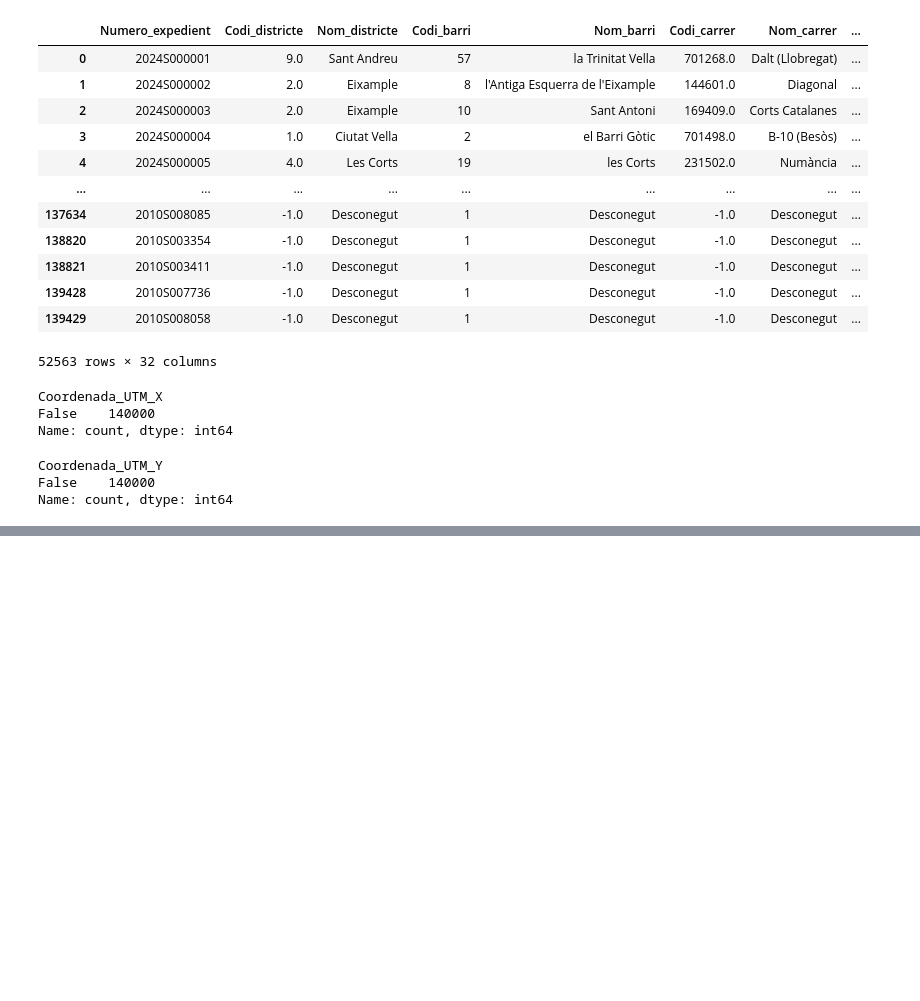
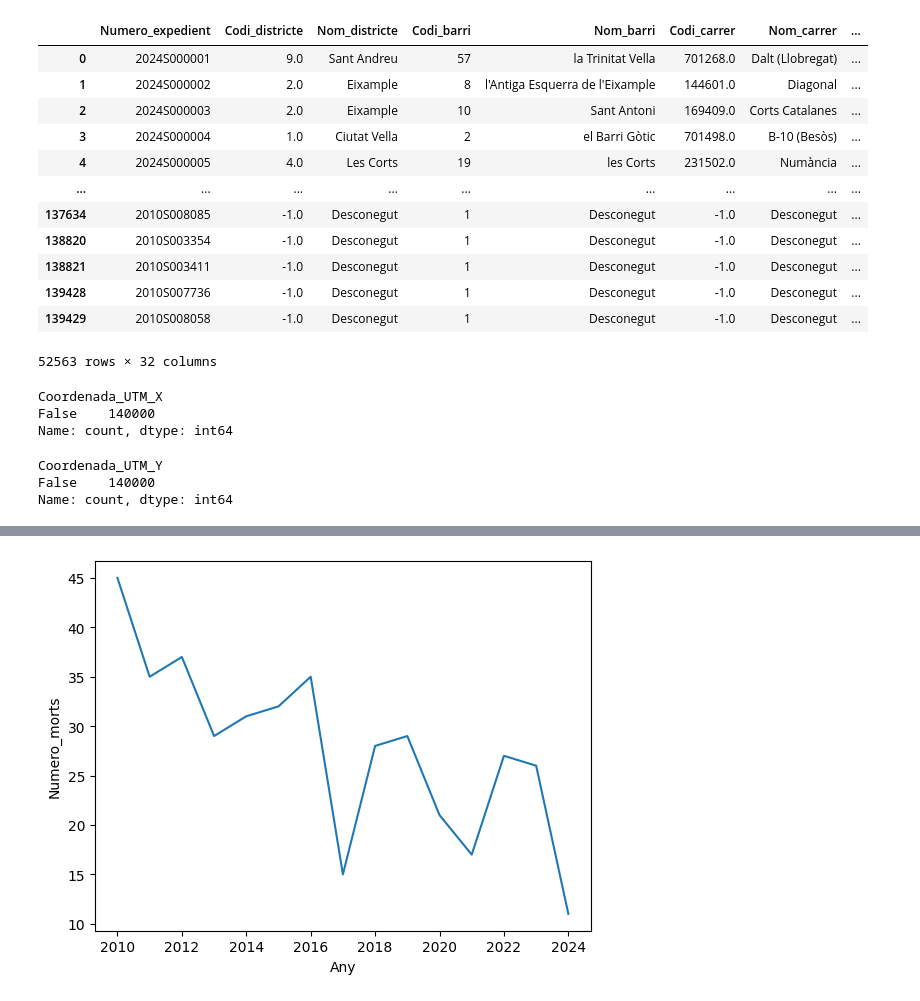
Before and after one commit to PacoFletcher/Proyecto-Machine-Learning, a Jupyter notebook: jupyters/Unificado.ipynb, the cells around one changed output, grey strips where cells are left out. Drawn from its saved outputs; the diff is of its cells as text; code cells hidden in the pictures; blank space fills up the shorter version.

```diff
--- a/jupyters/Unificado.ipynb
+++ b/jupyters/Unificado.ipynb
@@ -598,0 +873,2 @@ df[df["Longitud"] > 360]
+# %%
+df.drop(columns="Dia_setmana",inplace=True)
@@ -598,0 +927,4 @@ df[df["Longitud"] > 360]
+# %%
+sns.lineplot(df.groupby("Any").sum(["Numero_morts","Numero_victimes"]), x = "Any", y = "Numero_morts");
+# %% [output]
+[figure, added]
```
Also changed, not shown: parts of 94 cells of this notebook, 3 other files.
